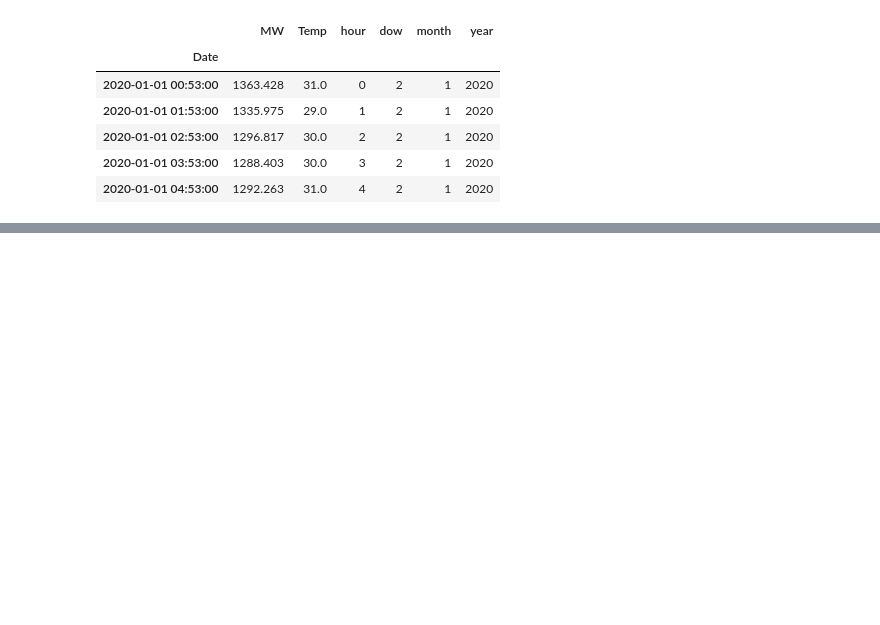
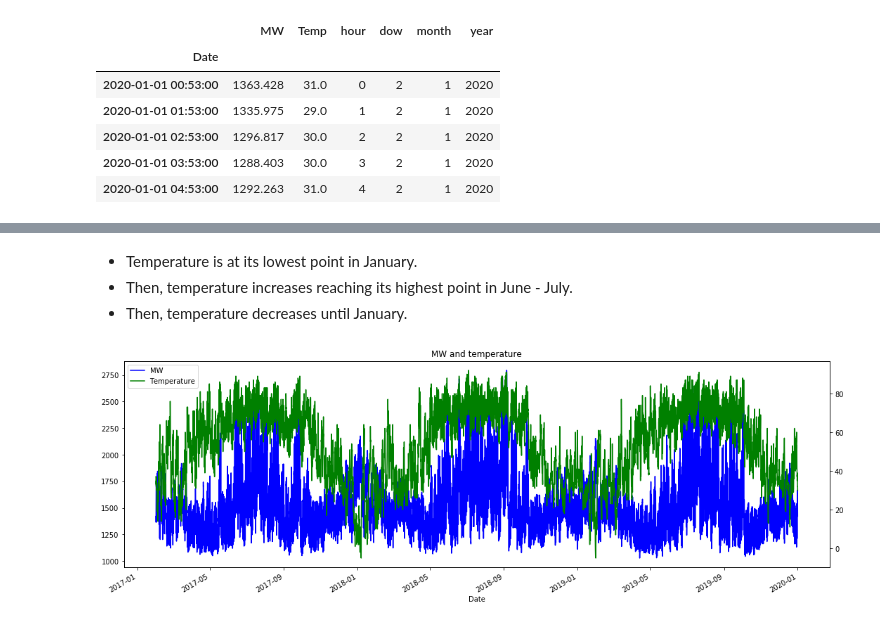
Before and after one commit to dvallea/Data_challenges, a Jupyter notebook: Milestone_1.ipynb, the cells around one changed output, grey strips where cells are left out. Cells and saved outputs as stored; diff of their text form; code cells hidden in the pictures; blank space fills up the shorter version.

```diff
--- a/Milestone_1.ipynb
+++ b/Milestone_1.ipynb
@@ -60,0 +100,17 @@ testing.head()
+# %% [markdown]
+- Temperature is at its lowest point in January.
+- Then, temperature increases reaching its highest point in June - July.
+- Then, temperature decreases until January.
+# %%
+# Plot both power and temperature
+plt.figure(figsize=(18,6))
+ax1 = training['MW'].plot(color = 'blue', label='MW')
+ax2 = ax1.twinx()
+ax2 = training['Temp'].plot(color = 'green', label='Temperature')
+h1, l1 = ax1.get_legend_handles_labels()
+h2, l2 = ax2.get_legend_handles_labels()
+plt.legend(h1+h2, l1+l2, loc=2)
+plt.title('MW and temperature')
+plt.show()
+# %% [output]
+[figure, added]
```
Also changed, not shown: parts of 14 cells of this notebook.
